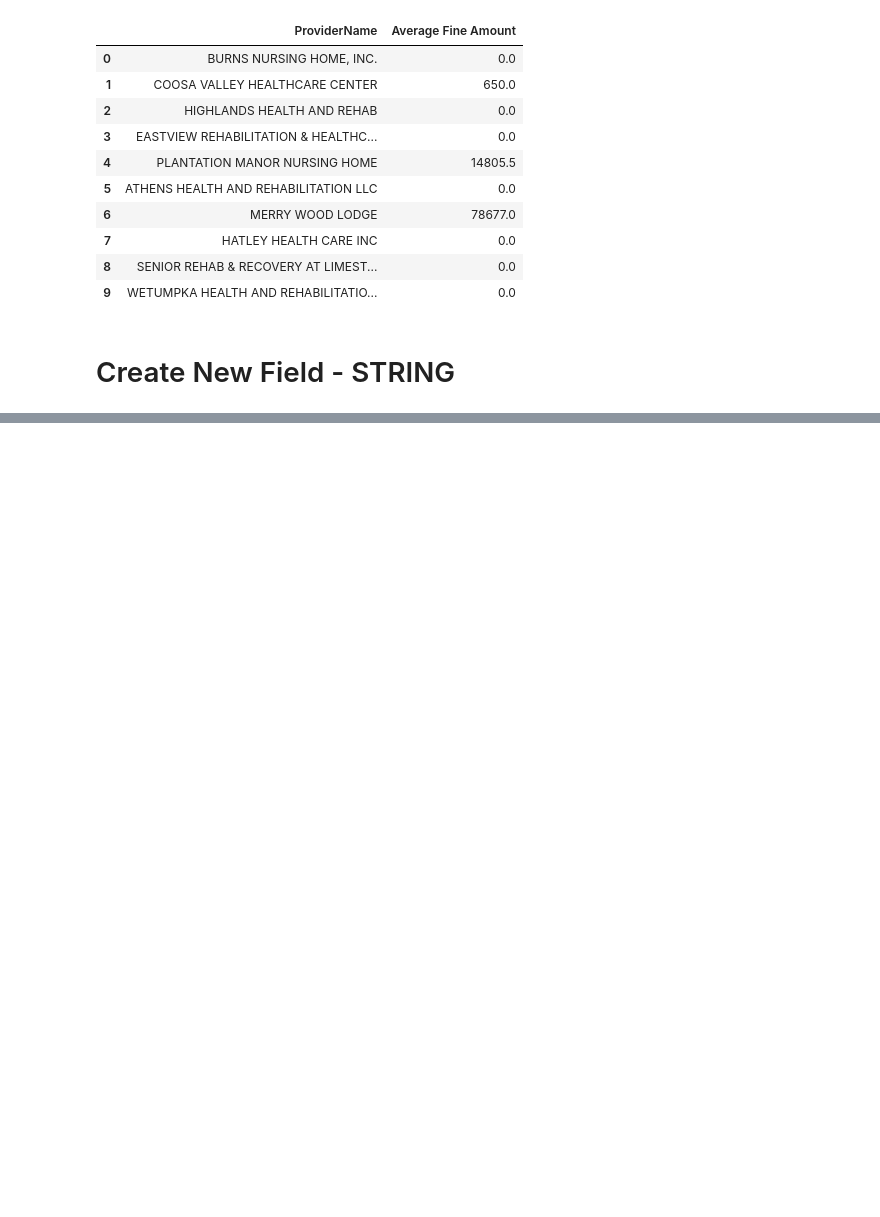
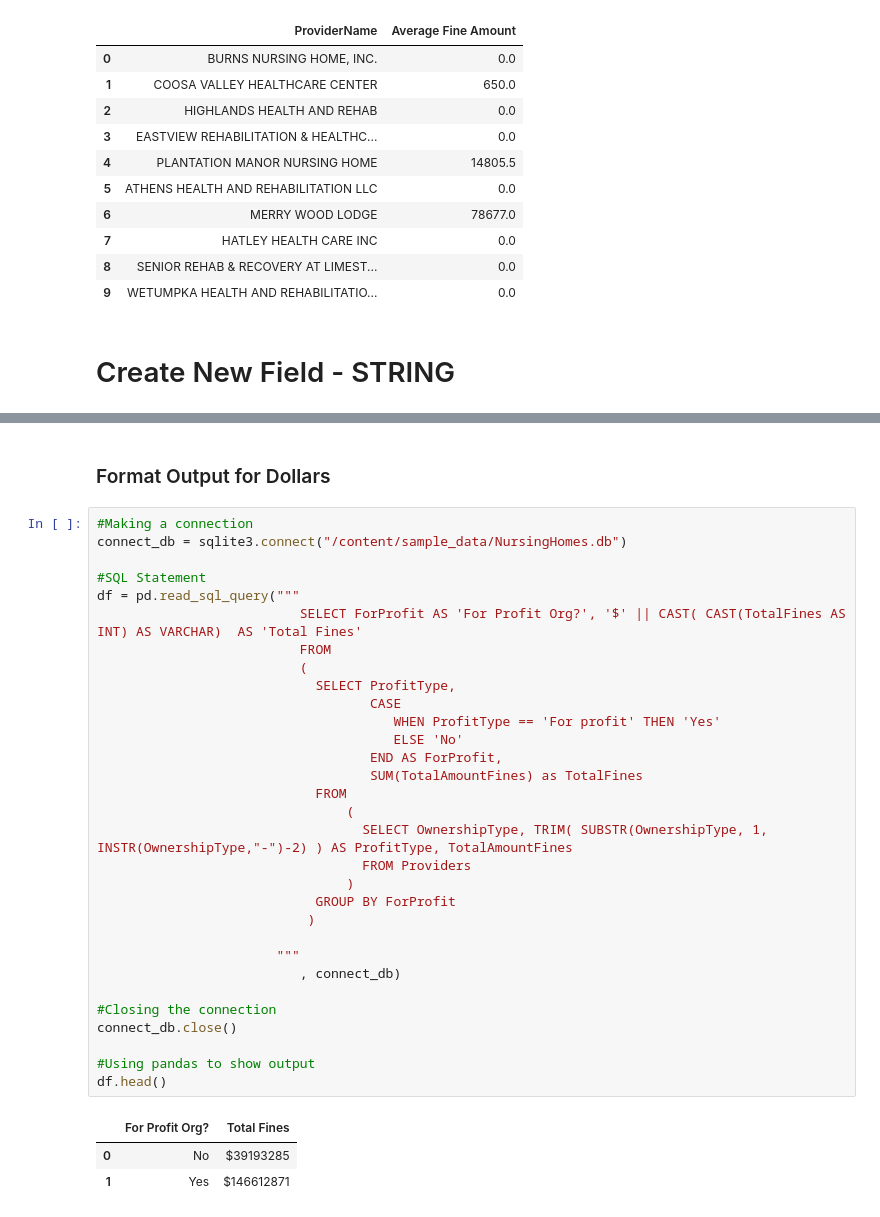
Before and after one commit to yardsale8/DSCI325, a Jupyter notebook: Module3_Part3_SQL.ipynb, the cells around one changed output, grey strips where cells are left out. Cells and saved outputs as stored; diff of their text form; blank space fills up the shorter version.

```diff
--- a/Module3_Part3_SQL.ipynb
+++ b/Module3_Part3_SQL.ipynb
@@ -563,0 +681,37 @@ df.head(10)
+# %% [markdown]
+### Format Output for Dollars
+# %%
+#Making a connection
+connect_db = sqlite3.connect("/content/sample_data/NursingHomes.db")
+
+#SQL Statement
+df = pd.read_sql_query("""
+                          SELECT ForProfit AS 'For Profit Org?', '$' || CAST( CAST(TotalFines AS INT) AS VARCHAR)  AS 'Total Fines'
+                          FROM
+                          (
+                            SELECT ProfitType,
+                                   CASE
+                                      WHEN ProfitType == 'For profit' THEN 'Yes'
+                                      ELSE 'No'
+                                   END AS ForProfit,
+                                   SUM(TotalAmountFines) as TotalFines
+                            FROM
+                                (
+                                  SELECT OwnershipType, TRIM( SUBSTR(OwnershipType, 1, INSTR(OwnershipType,"-")-2) ) AS ProfitType, TotalAmountFines
+                                  FROM Providers
+                                )
+                            GROUP BY ForProfit
+                           )
+
+                       """
+                          , connect_db)
+
+#Closing the connection
+connect_db.close()
+
+#Using pandas to show output
+df.head()
+# %% [output]
+|  | For Profit Org? | Total Fines |
+| 0 | No | $39193285 |
+| 1 | Yes | $146612871 |
```
Also changed, not shown: parts of 29 cells of this notebook.
